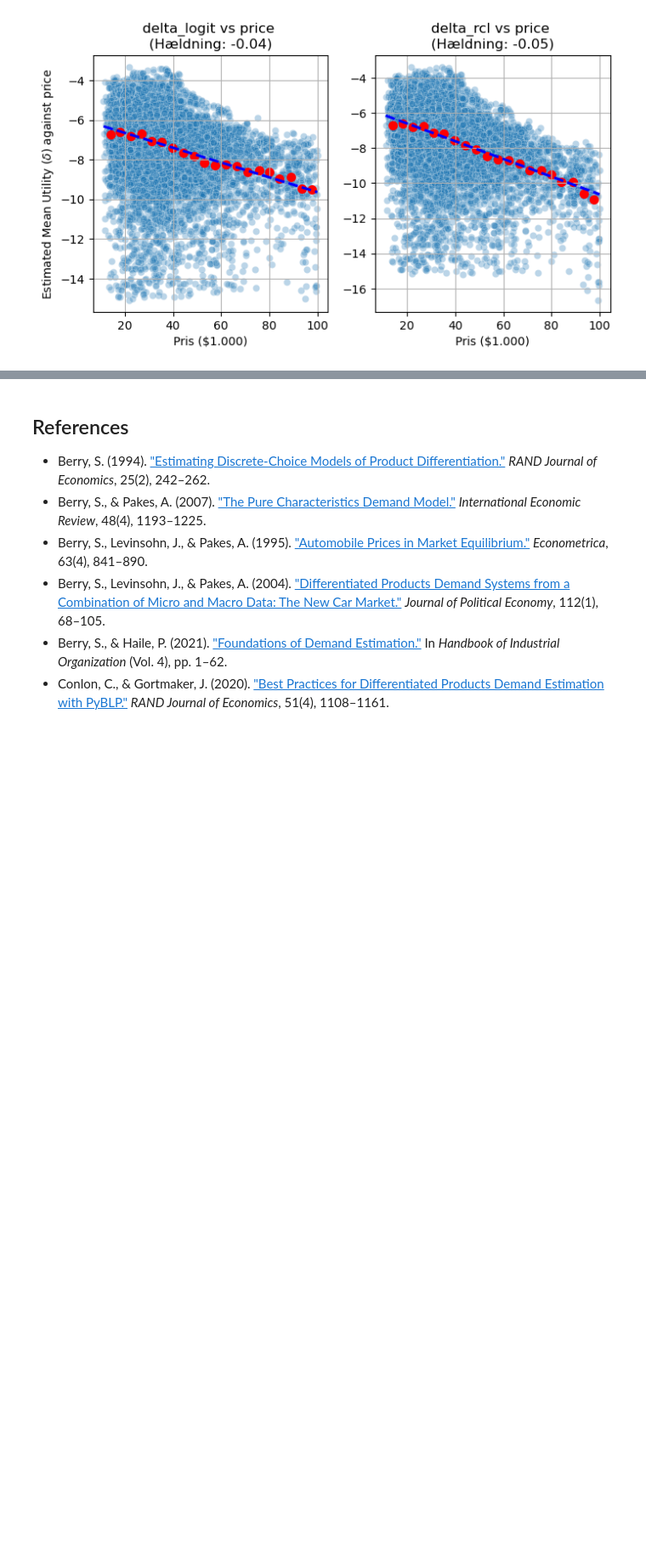
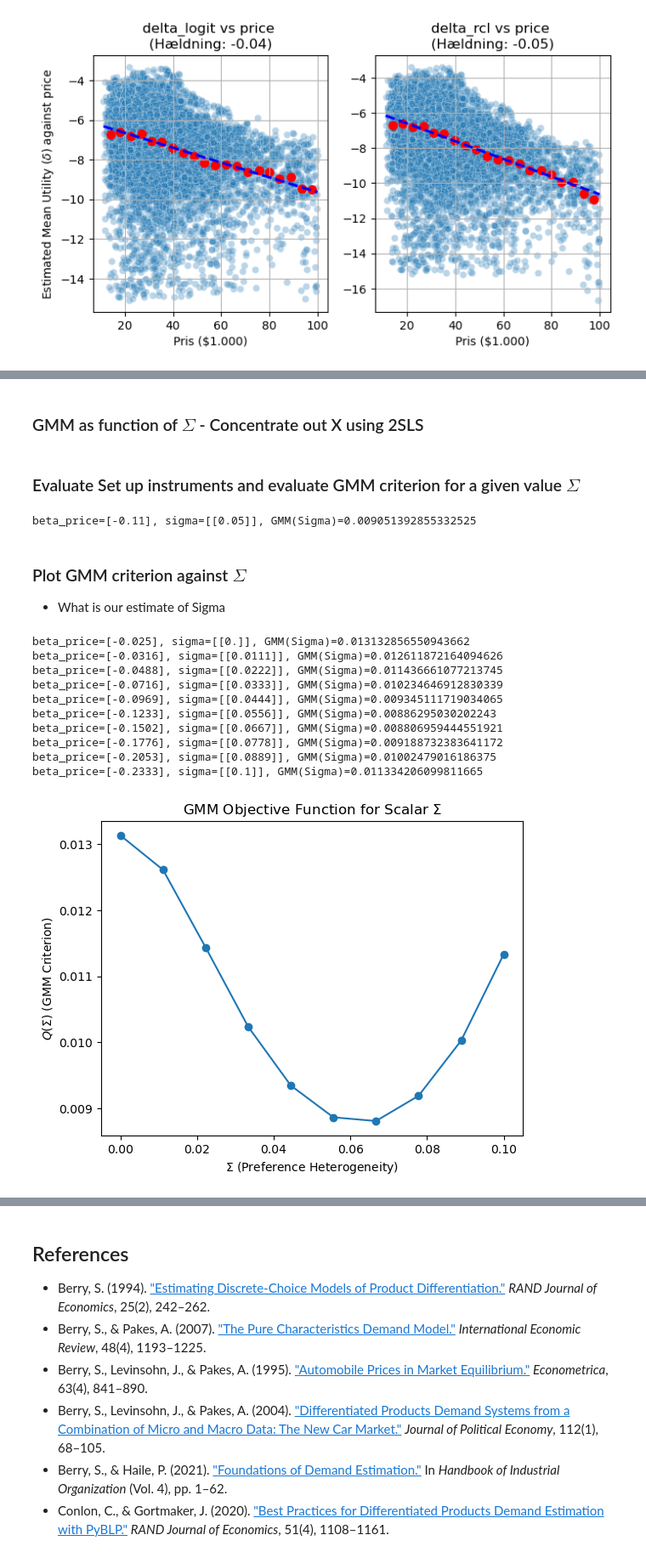
Before and after one commit to bschjerning/EconometricsB, a Jupyter notebook: lectures/15_blp/1_blp.ipynb, the cells around one changed output, grey strips where cells are left out. Shown at 85% size. Cells and saved outputs as stored; diff of their text form; code cells hidden in the pictures; blank space fills up the shorter version.

```diff
--- a/lectures/15_blp/1_blp.ipynb
+++ b/lectures/15_blp/1_blp.ipynb
@@ -714,0 +774,2 @@ plot_with_reg_and_binscatter(df, 'price', 'delta_rcl', 'Pris ($1.000)', r'', ax=
+# %% [markdown]
+### GMM as function of $\Sigma$ - Concentrate out X using 2SLS
@@ -714,0 +805,60 @@ plot_with_reg_and_binscatter(df, 'price', 'delta_rcl', 'Pris ($1.000)', r'', ax=
+# %% [markdown]
+### Evaluate Set up instruments and evaluate GMM criterion for a given value $\Sigma$
+# %%
+# Number of unique years
+T = df["year"].nunique()
+
+# Initial delta guess (from logit estimate)
+delta0 = df[["dlogs_jt"]].values
+
+# Simulate normal draws
+draws = sim_rand(R=200, K=1, T=T, seed=42, rule='sobol')  # (K x R x T)
+
+# Define endogenous and exogenous variables
+X1=df[["const"] + X_var + D_type + D_year + D_make] # Exogenous variables
+X2 = df[["price"]]  # Endogenous regressor: price
+Ze = Ze_RXR_gh      # Price and GH instruments
+# Ze = df[["RXR"]]    # UNCOMMENT TO TRY only price instrument - what is GMM criterion, why, and is that a problem
+
+# Construct matrices X (regressors) and Z (instruments) and build 2SLS prjection matrix
+X, Z = build_X_Z(X1, X2, Ze)
+N=len(df)
+P_Z = Z @ inv(Z.T @ Z) @ Z.T # Project X onto Z
+P_S2SLS = inv(X.T @ P_Z @ X) @ X.T @ P_Z # 2SLS projection to be muliplied to delta to obtain beta_2sls
+W=inv(Z.T@Z/N) # Weigting matrix: Inverse of Z'Z/N
+
+# Try to evaluate GMM criterion for given Sigma0
+Sigma0 = 0.05
+# predicted shares from RCL, s_jt(delta,Sigma), as function of Sigma and delta
+pred_ccp = lambda delta, Sigma: predicted_share_rcl(df, delta, Sigma, ["price"], draws)
+# gmm objective
+gmm_obj = lambda Sigma: gmm_objective_sigma([Sigma], Z, W, P_S2SLS, pred_ccp, delta0)
+J=gmm_obj(Sigma0)
+# %% [output]
+beta_price=[-0.11], sigma=[[0.05]], GMM(Sigma)=0.009051392855332525
+# %% [markdown]
+### Plot GMM criterion against $\Sigma$
+- What is our estimate of Sigma
+# %%
+# Evaluate Q(Σ) over a grid of Sigma values
+Sigma_vals = np.linspace(0.00, 0.1, 10)  # Range of preference heterogeneity
+Q_vals = [gmm_obj(s) for s in Sigma_vals]
+
+# Plot the GMM Criterion Function
+plt.plot(Sigma_vals, Q_vals, marker='o')
+plt.xlabel(r'$\Sigma$ (Preference Heterogeneity)')
+plt.ylabel(r'$Q(\Sigma)$ (GMM Criterion)')
+plt.title(r'GMM Objective Function for Scalar $\Sigma$')
+plt.show()
+# %% [output]
+beta_price=[-0.025], sigma=[[0.]], GMM(Sigma)=0.013132856550943662
+beta_price=[-0.0316], sigma=[[0.0111]], GMM(Sigma)=0.012611872164094626
+beta_price=[-0.0488], sigma=[[0.0222]], GMM(Sigma)=0.011436661077213745
+beta_price=[-0.0716], sigma=[[0.0333]], GMM(Sigma)=0.010234646912830339
+beta_price=[-0.0969], sigma=[[0.0444]], GMM(Sigma)=0.009345111719034065
+beta_price=[-0.1233], sigma=[[0.0556]], GMM(Sigma)=0.00886295030202243
+beta_price=[-0.1502], sigma=[[0.0667]], GMM(Sigma)=0.008806959444551921
+beta_price=[-0.1776], sigma=[[0.0778]], GMM(Sigma)=0.009188732383641172
+beta_price=[-0.2053], sigma=[[0.0889]], GMM(Sigma)=0.01002479016186375
+beta_price=[-0.2333], sigma=[[0.1]], GMM(Sigma)=0.011334206099811665
+[figure, added]
```
Also changed, not shown: parts of 17 cells of this notebook.
